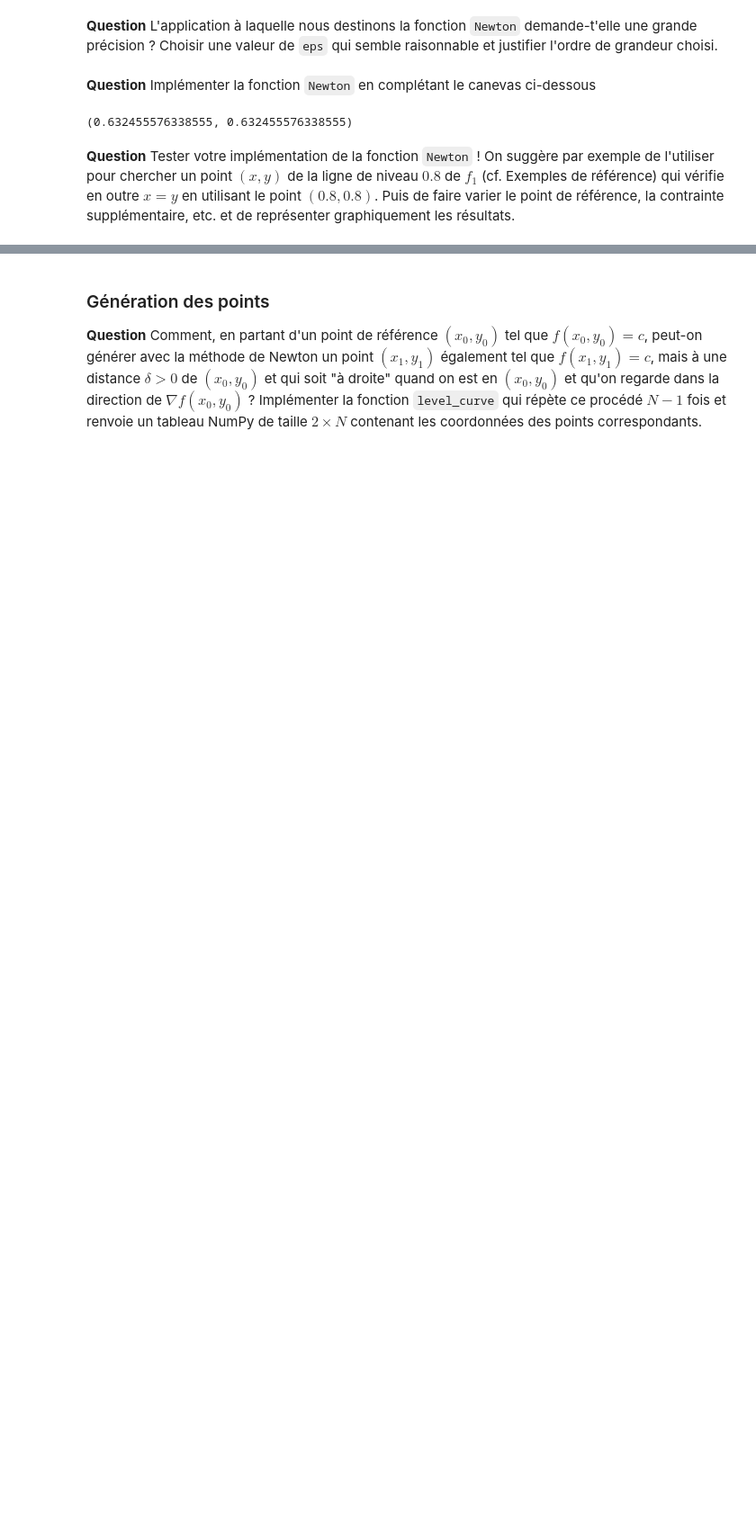
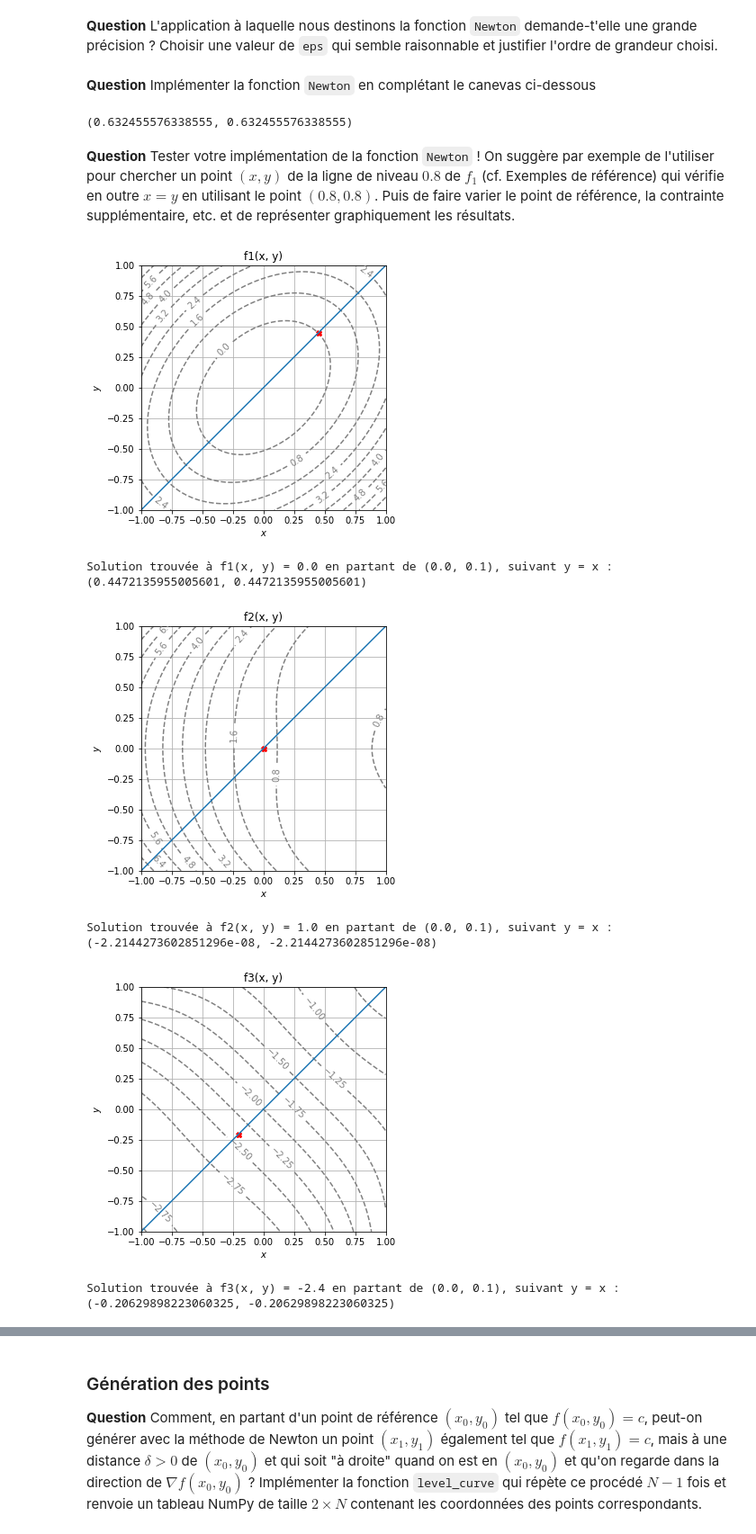
Before and after one commit to valvid01/Projet_numerique_DESVIGNES_VIDAL, a Jupyter notebook: Projet numérique - Calcul différentiel.ipynb, the cells around one changed output, grey strips where cells are left out. Shown at 90% size. Cells and saved outputs as stored; diff of their text form; code cells hidden in the pictures; blank space fills up the shorter version.

```diff
--- a/Projet numérique - Calcul différentiel.ipynb
+++ b/Projet numérique - Calcul différentiel.ipynb
@@ -206,3 +206,44 @@ Newton(F1, 0.8, 0.8)
 (0.632455576338555, 0.632455576338555)
 # %% [markdown]
 **Question** Tester votre implémentation de la fonction `Newton` ! On suggère par exemple de l'utiliser pour chercher un point $(x, y)$ de la ligne de niveau $0.8$ de $f_1$ (cf. Exemples de référence) qui vérifie en outre $x = y$ en utilisant le point $(0.8, 0.8)$. Puis de faire varier le point de référence, la contrainte supplémentaire, etc. et de représenter graphiquement les résultats.
+# %%
+for i, x in enumerate([[f1, 0.0], [f2, 1.0], [f3, -2.4]]):
+    fct, valeur = x[0], x[1]
+    F = lambda x, y : np.array([fct(x, y)-valeur, x-y])
+
+    solution = Newton(F, 0.0, 0.1)
+    display_contour(
+        fct,
+        x = np.linspace(-1.0, 1.0, 100),
+        y = np.linspace(-1.0, 1.0, 100),
+        levels = 10 # 10 levels, automatically selected
+    )
+    plt.title(f'f{i+1}(x, y)')
+    plt.plot(solution[0], solution[1], 'rX', np.linspace(-1, 1, 100), np.linspace(-1, 1, 100))
+
+    plt.show()
+    print(f"Solution trouvée à f{i+1}(x, y) = {valeur} en partant de (0.0, 0.1), suivant y = x : {solution}")
+
+for i, x in enumerate([[f1, 0.0], [f2, 1.0], [f3, -2.4]]):
+    fct, valeur = x[0], x[1]
+    F = lambda x, y : np.array([fct(x, y)-valeur, x])
+
+    solution = Newton(F, 0.0, 0.1)
+    display_contour(
+        fct,
+        x = np.linspace(-1.0, 1.0, 100),
+        y = np.linspace(-1.0, 1.0, 100),
+        levels = 10 # 10 levels, automatically selected
+    )
+    plt.title(f'f{i+1}(x, y)')
+    plt.plot(solution[0], solution[1], 'rX', np.full(100, 0), np.linspace(-1, 1, 100))
+
+    plt.show()
+    print(f"Solution trouvée à f{i+1}(x, y) = {valeur} en partant de (0.0, 0.1), suivant x = 0 : {solution}")
+# %% [output]
+[figure, added]
+Solution trouvée à f1(x, y) = 0.0 en partant de (0.0, 0.1), suivant y = x : (0.4472135955005601, 0.4472135955005601)
+[figure, added]
+Solution trouvée à f2(x, y) = 1.0 en partant de (0.0, 0.1), suivant y = x : (-2.2144273602851296e-08, -2.2144273602851296e-08)
+[figure, added]
+Solution trouvée à f3(x, y) = -2.4 en partant de (0.0, 0.1), suivant y = x : (-0.20629898223060325, -0.20629898223060325)
```
Also changed, not shown: parts of 24 cells of this notebook.
